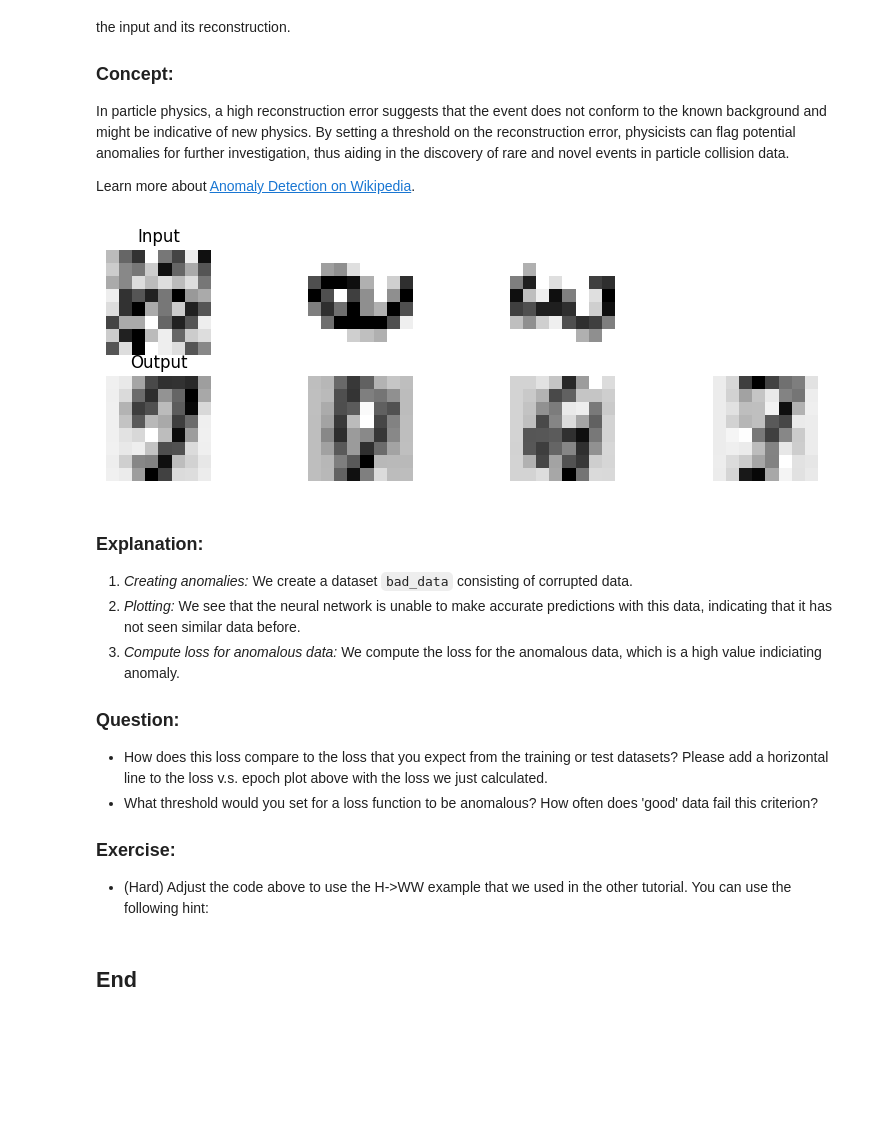
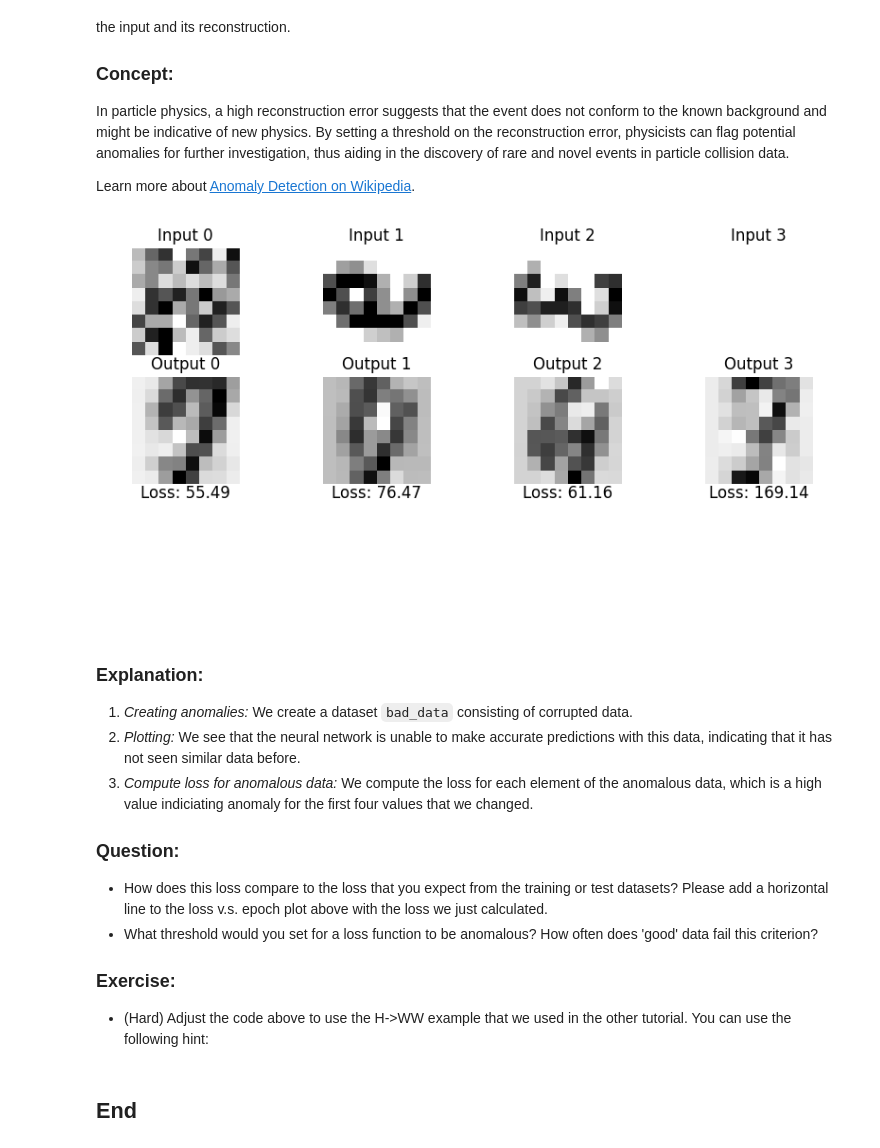
Before and after one commit to gordonwatts/hsf-india-ml-tutorial-2024-05, a Jupyter notebook: 02-autoencoder_jax_haiku.ipynb, the cells around one changed output. Drawn from its saved outputs; the diff is of its cells as text; code cells hidden in the pictures; blank space fills up the shorter version.

```diff
--- a/02-autoencoder_jax_haiku.ipynb
+++ b/02-autoencoder_jax_haiku.ipynb
@@ -294,16 +294,21 @@ If the network has learned what a number looks like, then the input and outputs
 
 Learn more about [XX on Wikipedia](https://en.wikipedia.org/wiki/XX).
 # %%
-_, axes = plt.subplots(nrows=2, ncols=4, figsize=(10, 3))
+_, axes = plt.subplots(nrows=3, ncols=4, figsize=(10, 5))
 predicted_data, _ = model.apply(params, rng, test_data)
+data_losses = jnp.mean(((predicted_data - test_data) ** 2), axis=1)
+
 for i in range(4):
+    axes[0][i].set_title(f'Input {i}')
     axes[0][i].set_axis_off()
     axes[0][i].imshow(test_data[i].reshape(8, 8),
                       cmap=plt.cm.gray_r, interpolation="nearest")
 
+    axes[1][i].set_title(f'Output {i}')
     axes[1][i].set_axis_off()
     axes[1][i].imshow(predicted_data[i].reshape(8, 8),
                       cmap=plt.cm.gray_r, interpolation="nearest")
-axes[0][0].set_title('Input')
-_= axes[1][0].set_title('Output')
+
+    axes[2][i].set_title(f'Loss: {data_losses[i]:0.2f}')
+    axes[2][i].set_axis_off()
 # %% [output]
@@ -327,34 +332,35 @@ Learn more about [Anomaly Detection on Wikipedia](https://en.wikipedia.org/wiki/
 # %%
 # Corrupted data with anomalies
 bad_data = test_data.copy()
 bad_data[0] = jax.random.randint(rng, shape=(64,), minval=0, maxval=16)
 bad_data[1] = bad_data[1].reshape(8, 8).T.reshape(64)
 bad_data[2] = bad_data[2].reshape(8, 8).T.reshape(64)
 bad_data[3] = 16 * jnp.ones(64)
+predicted_bad_data, _ = model.apply(params, rng, bad_data)
+bad_data_losses = jnp.mean(((predicted_bad_data - bad_data) ** 2), axis=1)
 
 # Plotting like before
-_, axes = plt.subplots(nrows=2, ncols=4, figsize=(10, 3))
-predicted_bad_data, _ = model.apply(params, rng, bad_data)
+_, axes = plt.subplots(nrows=3, ncols=4, figsize=(10, 5))
 for i in range(4):
     axes[0][i].set_axis_off()
     axes[0][i].imshow(bad_data[i].reshape(8, 8),
                       cmap=plt.cm.gray_r, interpolation="nearest")
 
     axes[1][i].set_axis_off()
     axes[1][i].imshow(predicted_bad_data[i].reshape(8, 8),
                       cmap=plt.cm.gray_r, interpolation="nearest")
-axes[0][0].set_title('Input')
-_= axes[1][0].set_title('Output')
+    axes[2][i].set_title(f'Loss: {bad_data_losses[i]:0.2f}')
+    axes[2][i].set_axis_off()
 
-# Print the loss for the anomalous data
-print(f'The loss is: {compute_loss(params, new_rng, bad_data)}')
+    axes[0][i].set_title(f'Input {i}')
+    axes[1][i].set_title(f'Output {i}')
 # %% [output]
-[figure, old version]
+[figure, new version]
 # %% [markdown]
 ### Explanation:
  1. *Creating anomalies:*  We create a dataset `bad_data` consisting of corrupted data.
  2. *Plotting:* We see that the neural network is unable to make accurate predictions with this data, indicating that it has not seen similar data before.
- 3. *Compute loss for anomalous data:* We compute the loss for the anomalous data, which is a high value indiciating anomaly.
+ 3. *Compute loss for anomalous data:* We compute the loss for each element of the anomalous data, which is a high value indiciating anomaly for the first four values that we changed.
 
 ### Question:
 
```
Also changed, not shown: parts of 1 cell of this notebook.
